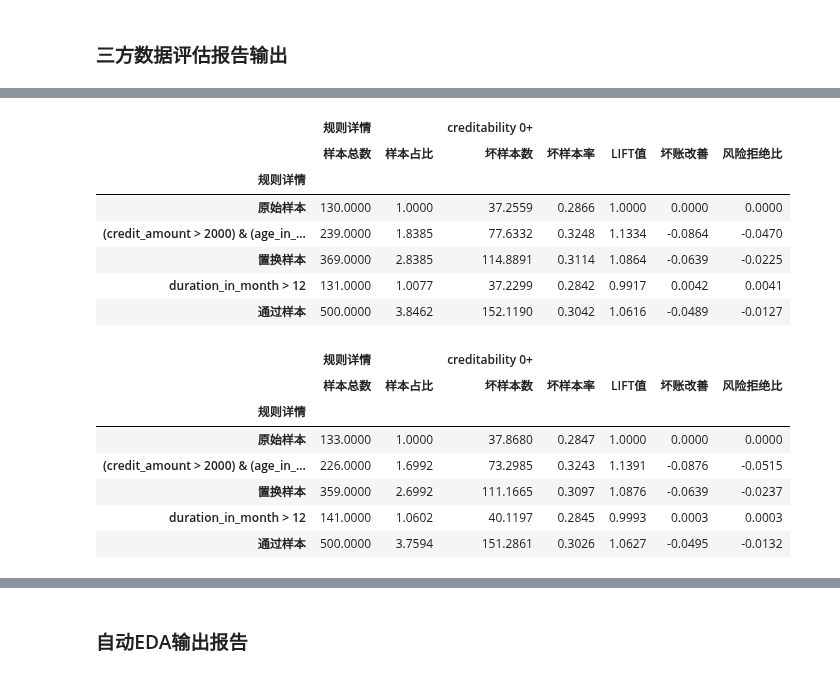
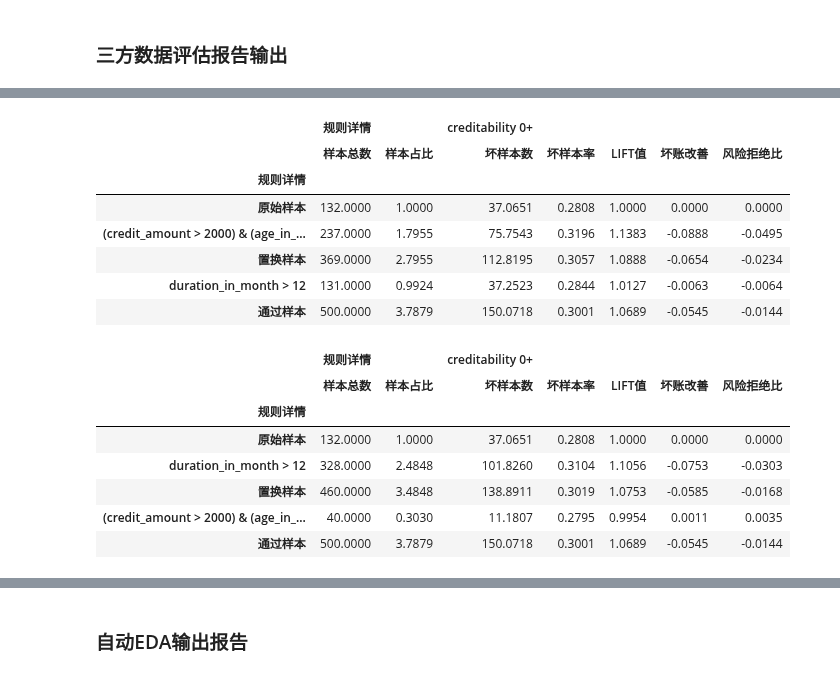
Before and after one commit to SMD-0708/scorecardpipeline, a Jupyter notebook: examples/auto_report.ipynb, the cells around one changed output, grey strips where cells are left out. Cells and saved outputs as stored; diff of their text form; code cells hidden in the pictures.

```diff
--- a/examples/auto_report.ipynb
+++ b/examples/auto_report.ipynb
@@ -152,5 +179,5 @@ display(report_amount)
 # %%
-swap_in_ruleset = [Rule('duration_in_month > 12'), Rule('credit_amount > 2000') & Rule('age_in_years > 25')]
+# swap_in_ruleset = [Rule('duration_in_month > 12'), Rule('credit_amount > 2000') & Rule('age_in_years > 25')]
 swap_in_ruleset = [Rule('credit_amount > 2000') & Rule('age_in_years > 25'), Rule('duration_in_month > 12')]
 
 report = pd.DataFrame()
@@ -158,12 +185,12 @@ report = pd.DataFrame()
 swap_in_data_temp = data.sample(n=500)
 
 report, report_amount = swapin_report(
-    data,
-    swap_in_data_temp,
-    swap_in_ruleset,
-    "credit_amount",
+    test=swap_in_data_temp,
+    feature="credit_amount",
     overdue=[target],
     dpd=[0],
+    base=data,
+    swap_in_ruleset=swap_in_ruleset,
     amount="credit_amount",
 )
 
@@ -172,36 +199,35 @@ report
 |  | 规则详情 |  | creditability 0+ |  |  |  |  |
 |  | 样本总数 | 样本占比 | 坏样本数 | 坏样本率 | LIFT值 | 坏账改善 | 风险拒绝比 |
 | 规则详情 |  |  |  |  |  |  |  |
-| 原始样本 | 130.0000 | 1.0000 | 37.2559 | 0.2866 | 1.0000 | 0.0000 | 0.0000 |
-| (credit_amount > 2000) & (age_in_... | 239.0000 | 1.8385 | 77.6332 | 0.3248 | 1.1334 | -0.0864 | -0.0470 |
-| 置换样本 | 369.0000 | 2.8385 | 114.8891 | 0.3114 | 1.0864 | -0.0639 | -0.0225 |
-| duration_in_month > 12 | 131.0000 | 1.0077 | 37.2299 | 0.2842 | 0.9917 | 0.0042 | 0.0041 |
-| 通过样本 | 500.0000 | 3.8462 | 152.1190 | 0.3042 | 1.0616 | -0.0489 | -0.0127 |
+| 原始样本 | 132.0000 | 1.0000 | 37.0651 | 0.2808 | 1.0000 | 0.0000 | 0.0000 |
+| (credit_amount > 2000) & (age_in_... | 237.0000 | 1.7955 | 75.7543 | 0.3196 | 1.1383 | -0.0888 | -0.0495 |
+| 置换样本 | 369.0000 | 2.7955 | 112.8195 | 0.3057 | 1.0888 | -0.0654 | -0.0234 |
+| duration_in_month > 12 | 131.0000 | 0.9924 | 37.2523 | 0.2844 | 1.0127 | -0.0063 | -0.0064 |
+| 通过样本 | 500.0000 | 3.7879 | 150.0718 | 0.3001 | 1.0689 | -0.0545 | -0.0144 |
 # %%
-# swap_in_ruleset = [Rule('duration_in_month > 12'), Rule('credit_amount > 2000') & Rule('age_in_years > 25')]
-swap_in_ruleset = [Rule('credit_amount > 2000') & Rule('age_in_years > 25'), Rule('duration_in_month > 12')]
+swap_in_ruleset = [Rule('duration_in_month > 12'), Rule('credit_amount > 2000') & Rule('age_in_years > 25')]
 
 report = pd.DataFrame()
 
-swap_in_data_temp = data.sample(n=500)
+# swap_in_data_temp = data.sample(n=500)
 
 report, report_amount = swapin_report(
-    data,
-    swap_in_data_temp,
-    swap_in_ruleset,
-    "credit_amount",
+    test=swap_in_data_temp,
+    feature="credit_amount",
     overdue=[target],
     dpd=[0],
+    base=data,
+    swap_in_ruleset=swap_in_ruleset,
     amount="credit_amount",
 )
 
 report
 # %% [output]
 |  | 规则详情 |  | creditability 0+ |  |  |  |  |
 |  | 样本总数 | 样本占比 | 坏样本数 | 坏样本率 | LIFT值 | 坏账改善 | 风险拒绝比 |
 | 规则详情 |  |  |  |  |  |  |  |
-| 原始样本 | 133.0000 | 1.0000 | 37.8680 | 0.2847 | 1.0000 | 0.0000 | 0.0000 |
-| (credit_amount > 2000) & (age_in_... | 226.0000 | 1.6992 | 73.2985 | 0.3243 | 1.1391 | -0.0876 | -0.0515 |
-| 置换样本 | 359.0000 | 2.6992 | 111.1665 | 0.3097 | 1.0876 | -0.0639 | -0.0237 |
-| duration_in_month > 12 | 141.0000 | 1.0602 | 40.1197 | 0.2845 | 0.9993 | 0.0003 | 0.0003 |
-| 通过样本 | 500.0000 | 3.7594 | 151.2861 | 0.3026 | 1.0627 | -0.0495 | -0.0132 |
+| 原始样本 | 132.0000 | 1.0000 | 37.0651 | 0.2808 | 1.0000 | 0.0000 | 0.0000 |
+| duration_in_month > 12 | 328.0000 | 2.4848 | 101.8260 | 0.3104 | 1.1056 | -0.0753 | -0.0303 |
+| 置换样本 | 460.0000 | 3.4848 | 138.8911 | 0.3019 | 1.0753 | -0.0585 | -0.0168 |
+| (credit_amount > 2000) & (age_in_... | 40.0000 | 0.3030 | 11.1807 | 0.2795 | 0.9954 | 0.0011 | 0.0035 |
+| 通过样本 | 500.0000 | 3.7879 | 150.0718 | 0.3001 | 1.0689 | -0.0545 | -0.0144 |
```
Also changed, not shown: parts of 23 cells of this notebook, 2 other files.
